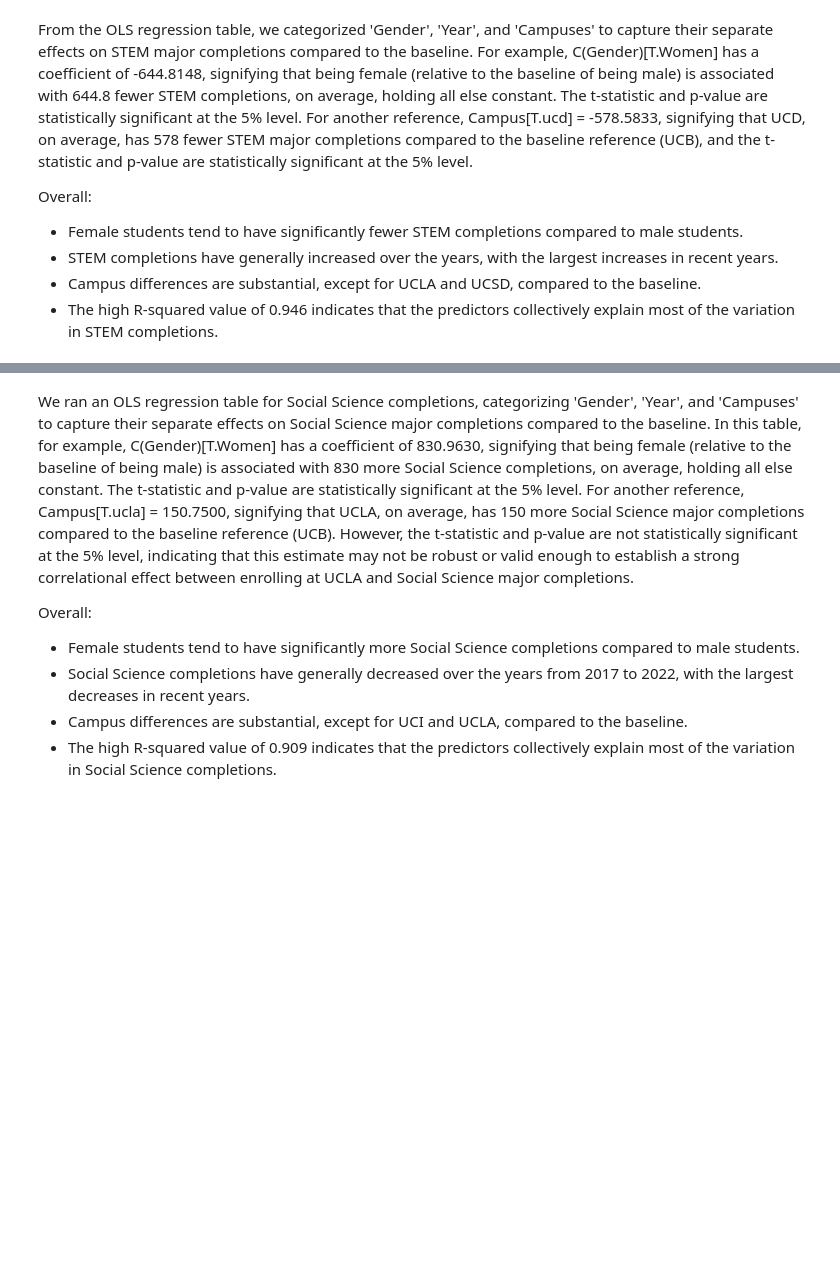
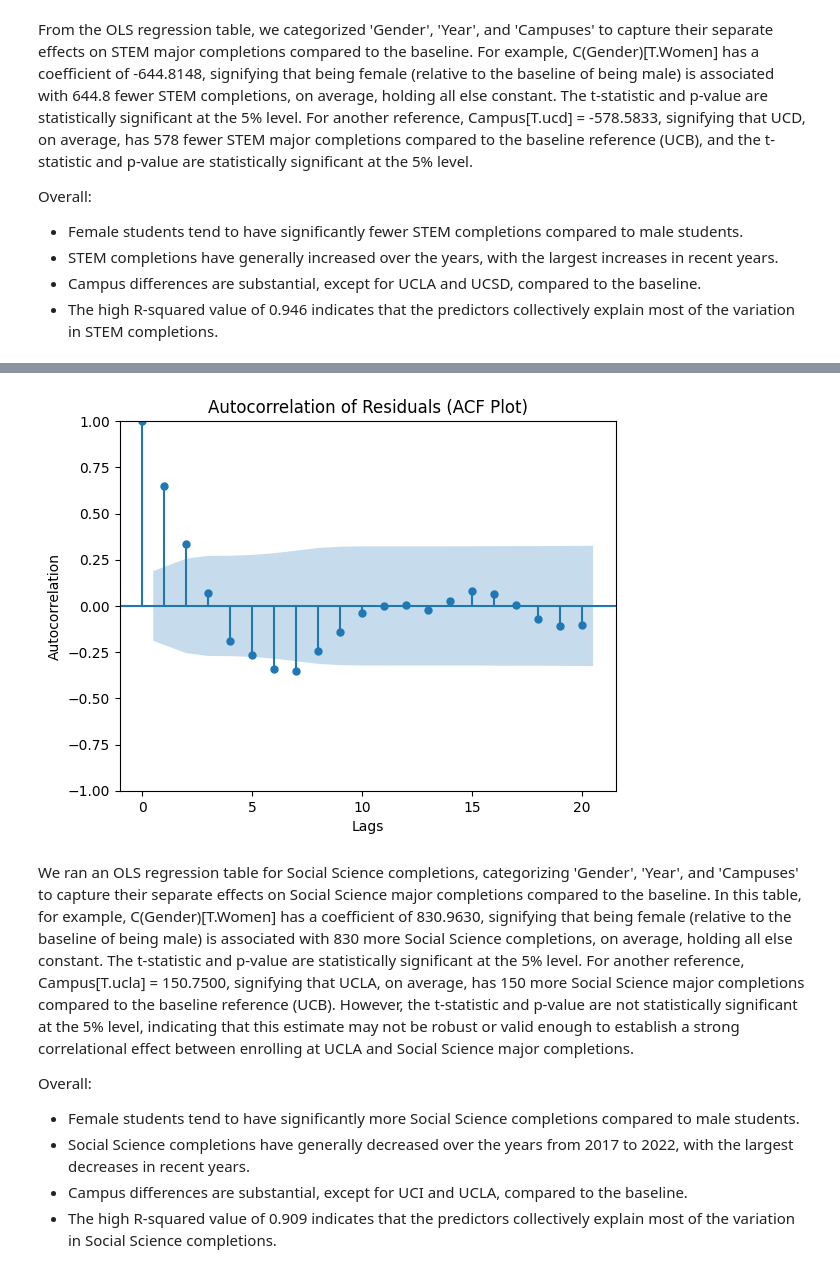
Before and after one commit to amelialei/UC-CS-Analysis, a Jupyter notebook: MATH189_final_project.ipynb, the cells around one changed output, grey strips where cells are left out. Drawn from its saved outputs; the diff is of its cells as text; code cells hidden in the pictures; blank space fills up the shorter version.

```diff
--- a/MATH189_final_project.ipynb
+++ b/MATH189_final_project.ipynb
@@ -895,3 +946,7 @@ See the caveats in the documentation: https://pandas.pydata.org/pandas-docs/stab
+# %%
+independence(model_ss)
+# %% [output]
+[figure, added]
 # %% [markdown]
 We ran an OLS regression table for Social Science completions, categorizing 'Gender', 'Year', and 'Campuses' to capture their separate effects on Social Science major completions compared to the baseline. In this table, for example, C(Gender)[T.Women] has a coefficient of 830.9630, signifying that being female (relative to the baseline of being male) is associated with 830 more Social Science completions, on average, holding all else constant. The t-statistic and p-value are statistically significant at the 5% level. For another reference, Campus[T.ucla] = 150.7500, signifying that UCLA, on average, has 150 more Social Science major completions compared to the baseline reference (UCB). However, the t-statistic and p-value are not statistically significant at the 5% level, indicating that this estimate may not be robust or valid enough to establish a strong correlational effect between enrolling at UCLA and Social Science major completions.
 
```
Also changed, not shown: parts of 21 cells of this notebook.
